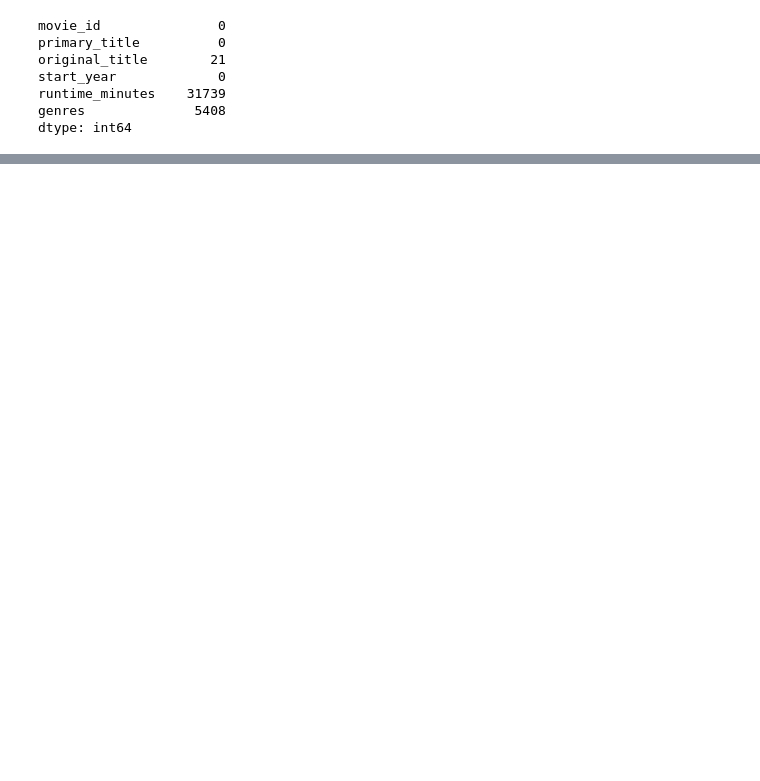
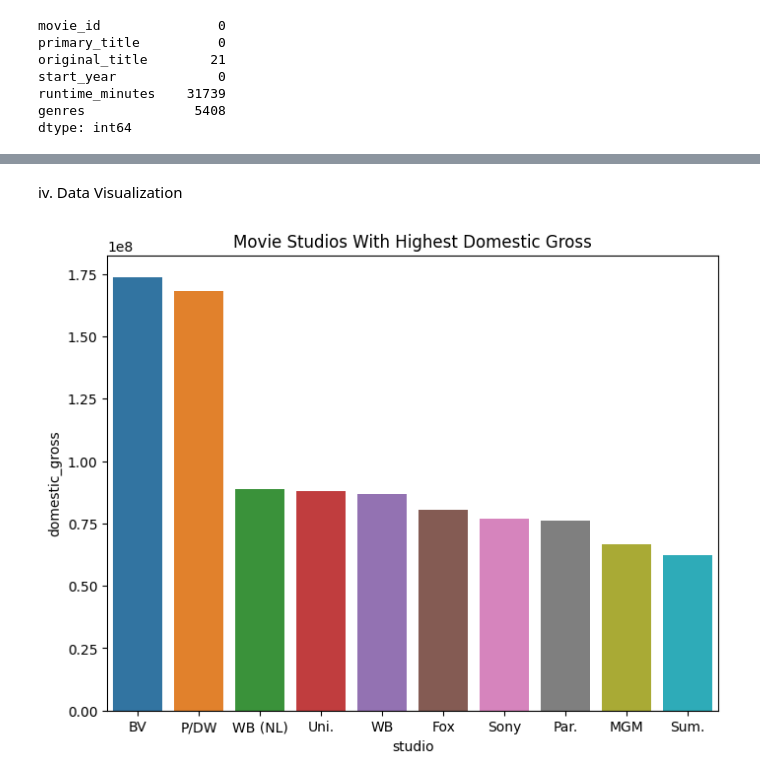
Before and after one commit to Victormawira/Phase-1-Project, a Jupyter notebook: student.ipynb, the cells around one changed output, grey strips where cells are left out. Saved outputs shown, nothing was run; the diff lists cells and outputs as text; code cells hidden in the pictures; blank space fills up the shorter version.

Commit message:
Added images and a trial version
most works done

```diff
--- a/student.ipynb
+++ b/student.ipynb
@@ -266,0 +132,5 @@ df_bom_movie.head()
+# %%
+# sorting the DataFrame
+Bom_Movie_New = Bom_Movie.groupby('studio')['domestic_gross'].mean()
+Bom_Movie_New = Bom_Movie_New.sort_values(ascending=False).head(10)
+Bom_Movie_New
@@ -266,0 +150,4 @@ df_bom_movie.head()
+# %%
+# converting the data to a dataframe
+Bom_Movie_New_df1 = pd.DataFrame(Bom_Movie_New)
+type(Bom_Movie_New_df1)
@@ -266,0 +156,4 @@ df_bom_movie.head()
+# %%
+# Data Analysis and Visualization
+# displaying the dataframe
+Bom_Movie_New_df2 = Bom_Movie_New_df1.reset_index('studio')
@@ -517,0 +533,12 @@ db_movieRating.head()
+# %% [markdown]
+iv. Data Visualization
+# %%
+Bom_Movie_New_df5 = Bom_Movie_New_df2.head(10)
+# %%
+#Ploting a graph for domestic gross
+plt.figure(figsize=(8,6))
+barplot = sns.barplot(x='studio',y='domestic_gross', data=Bom_Movie_New_df5)
+barplot.set(title='Movie Studios With Highest Domestic Gross')
+plt.show()
+# %% [output]
+[figure, added]
```
Also changed, not shown: parts of 125 cells of this notebook, 5 other files.
